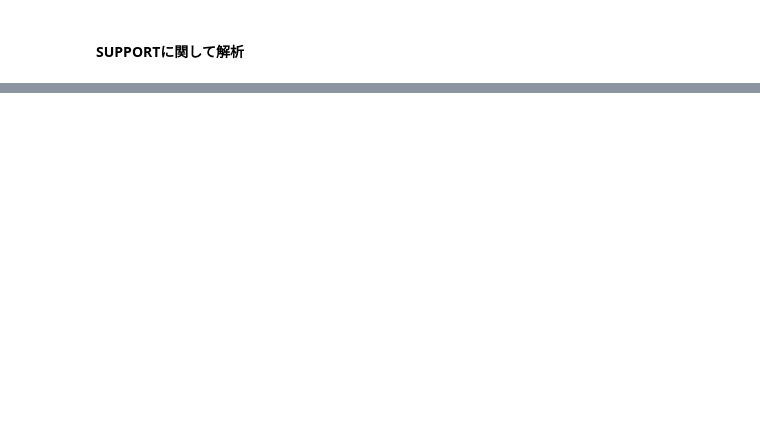
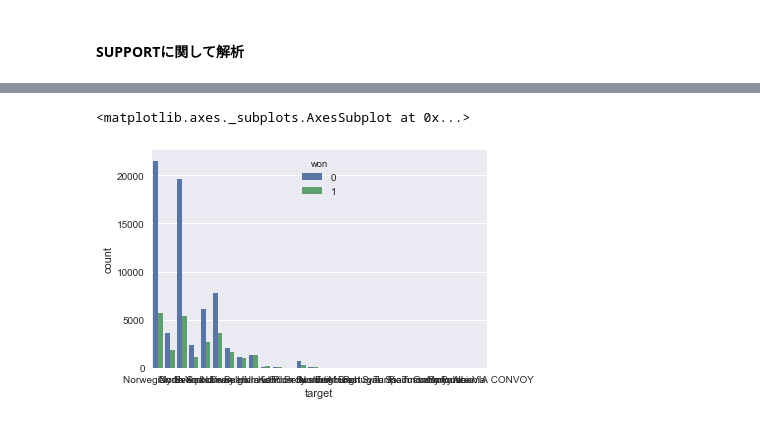
Before and after one commit to sorashido/DiplomacyPredict, a Jupyter notebook: src/v2.ipynb, the cells around one changed output, grey strips where cells are left out. Saved outputs shown, nothing was run; the diff lists cells and outputs as text; code cells hidden in the pictures; blank space fills up the shorter version.

```diff
--- a/src/v2.ipynb
+++ b/src/v2.ipynb
@@ -150,0 +133,8 @@ sns.barplot(x="target", y="success", data = data, hue="won", estimator=sum)
+# %%
+data = dataset[(dataset["success"]==1) & (dataset["location"]=="Edinburgh") & (dataset["unit_order"]=="MOVE")]
+#  & (dataset["scs_england"] == 3)
+# sns.barplot(x="target", y="success", data = data, estimator=sum)
+sns.countplot(x="target", data=data, hue="won")
+# %% [output]
+<matplotlib.axes._subplots.AxesSubplot at 0x...>
+[figure, added]
```
Also changed, not shown: parts of 13 cells of this notebook.
